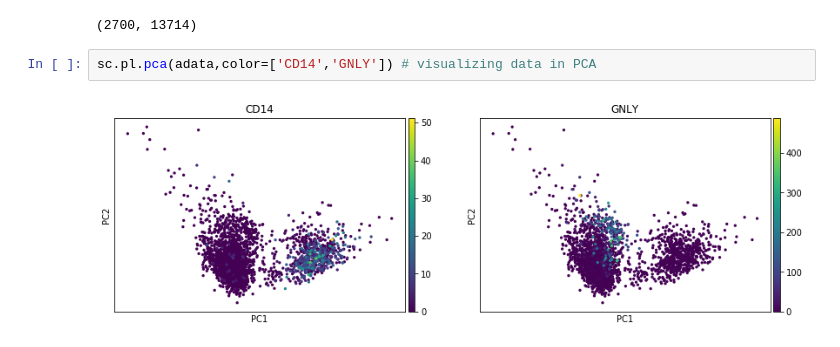
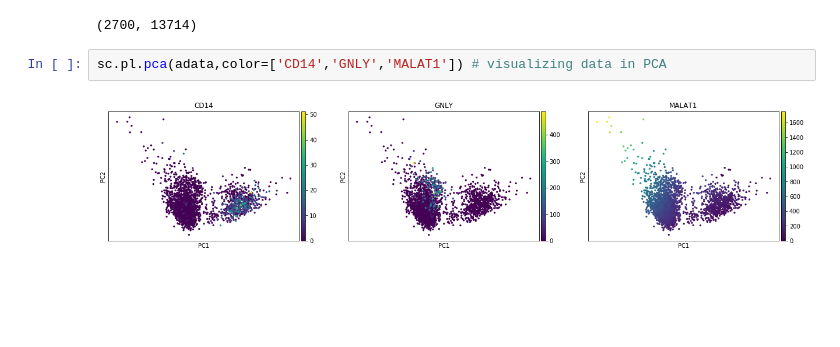
Before and after one commit to datascience-mobi/group-01-project-4-1, a Jupyter notebook: Marker Genes .ipynb, the cells around one changed output. Drawn from its saved outputs; the diff is of its cells as text; blank space fills up the shorter version.

```diff
--- a/Marker Genes .ipynb
+++ b/Marker Genes .ipynb
@@ -124,6 +124,6 @@ adata.shape
 # %% [output]
 (2700, 13714)
 # %%
-sc.pl.pca(adata,color=['CD14','GNLY']) # visualizing data in PCA
+sc.pl.pca(adata,color=['CD14','GNLY','MALAT1']) # visualizing data in PCA
 # %% [output]
-[figure, old version]
+[figure, new version]
```
